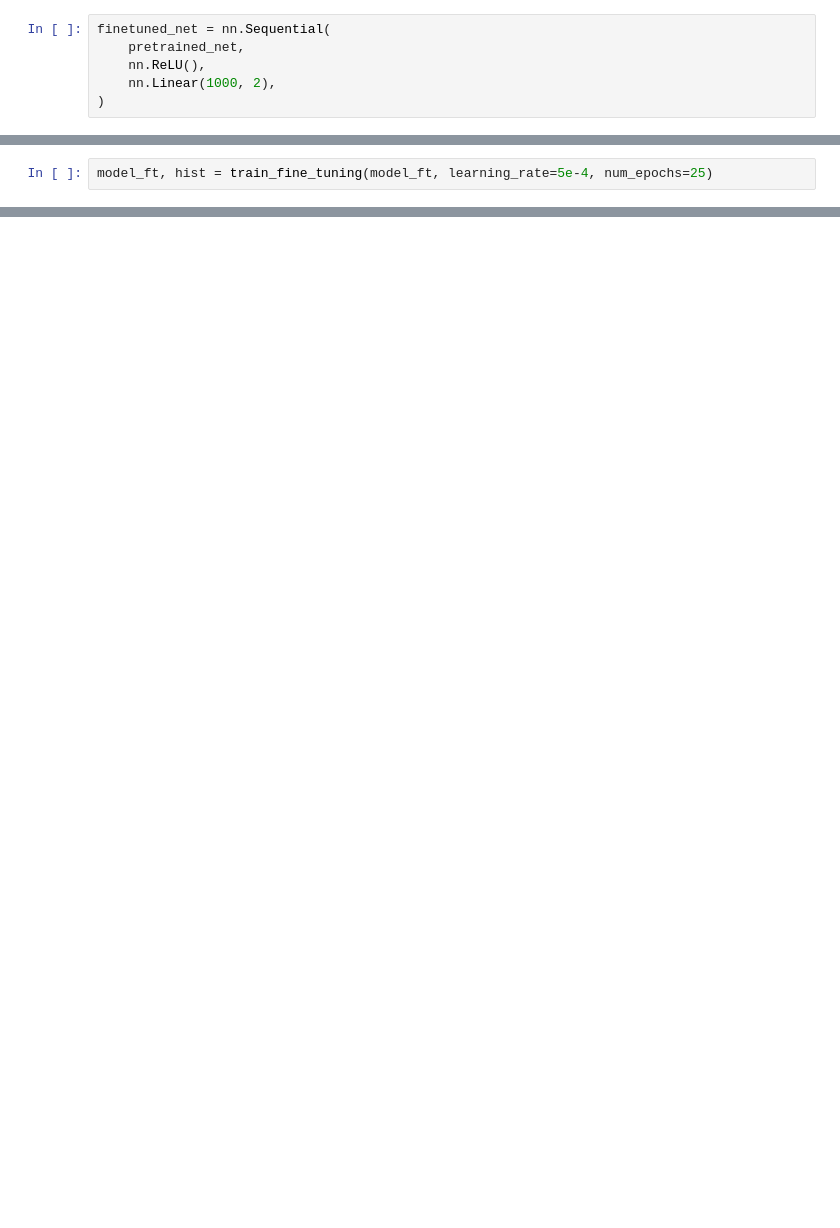
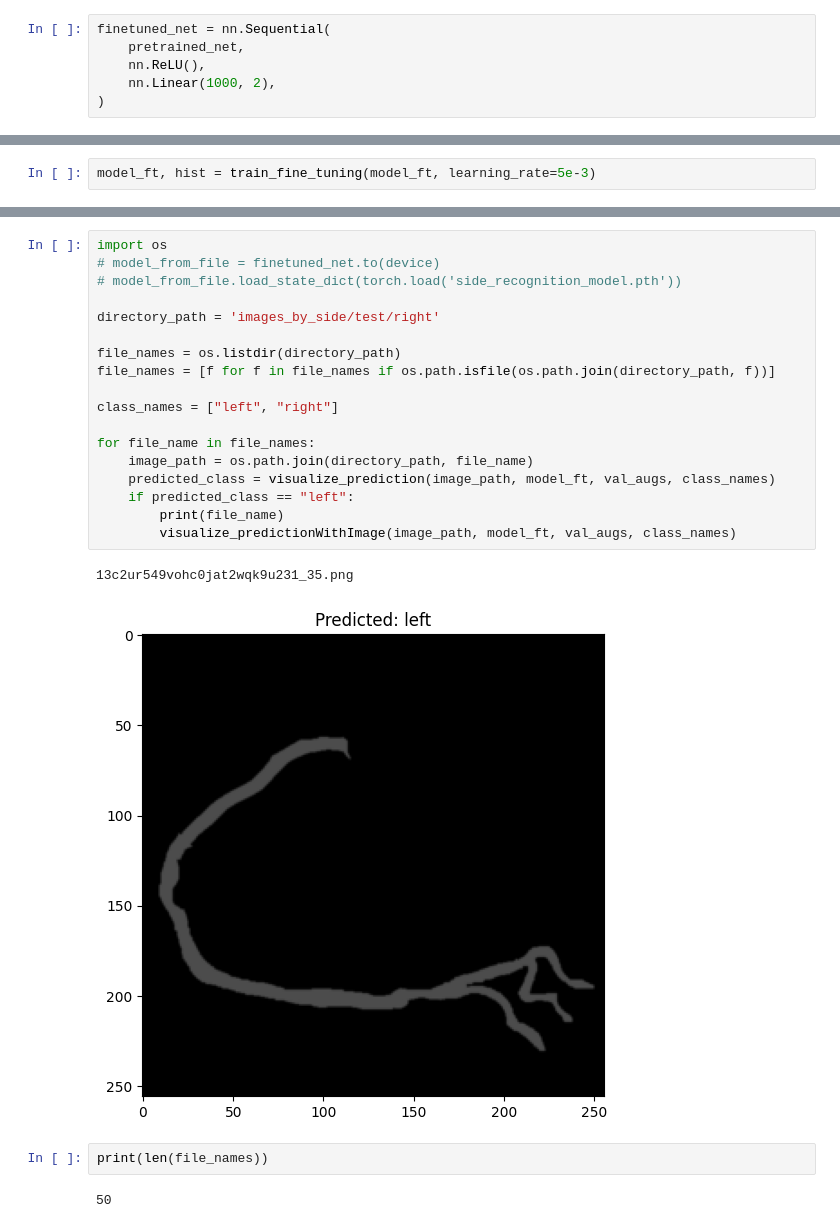
Before and after one commit to SzymixOz/semantic-segmentation-of-coronary-vessels, a Jupyter notebook: side_recognition/side_nn.ipynb, the cells around one changed output, grey strips where cells are left out. Saved outputs shown, nothing was run; the diff lists cells and outputs as text; blank space fills up the shorter version.

```diff
--- a/side_recognition/side_nn.ipynb
+++ b/side_recognition/side_nn.ipynb
@@ -226,5 +200,3 @@ def train_fine_tuning(net, learning_rate, num_epochs=30):
         net, dataloaders_dict, criterion, trainer, num_epochs=num_epochs
     )
     return model_ft, hist
-# %%
-model_ft, hist = train_fine_tuning(model_ft, learning_rate=5e-4, num_epochs=25)
@@ -247,0 +203,2 @@ plt.show()
+# %%
+model_ft, hist = train_fine_tuning(model_ft, learning_rate=5e-3)
@@ -351,0 +282,25 @@ print(sys.version)
+# %%
+import os
+# model_from_file = finetuned_net.to(device)
+# model_from_file.load_state_dict(torch.load('side_recognition_model.pth'))
+
+directory_path = 'images_by_side/test/right'
+
+file_names = os.listdir(directory_path)
+file_names = [f for f in file_names if os.path.isfile(os.path.join(directory_path, f))]
+
+class_names = ["left", "right"]
+
+for file_name in file_names:
+    image_path = os.path.join(directory_path, file_name)
+    predicted_class = visualize_prediction(image_path, model_ft, val_augs, class_names)
+    if predicted_class == "left":
+        print(file_name)
+        visualize_predictionWithImage(image_path, model_ft, val_augs, class_names)
+# %% [output]
+13c2ur549vohc0jat2wqk9u231_35.png
+[figure, added]
+# %%
+print(len(file_names))
+# %% [output]
+50
```
Also changed, not shown: parts of 19 cells of this notebook, 13 other files.
